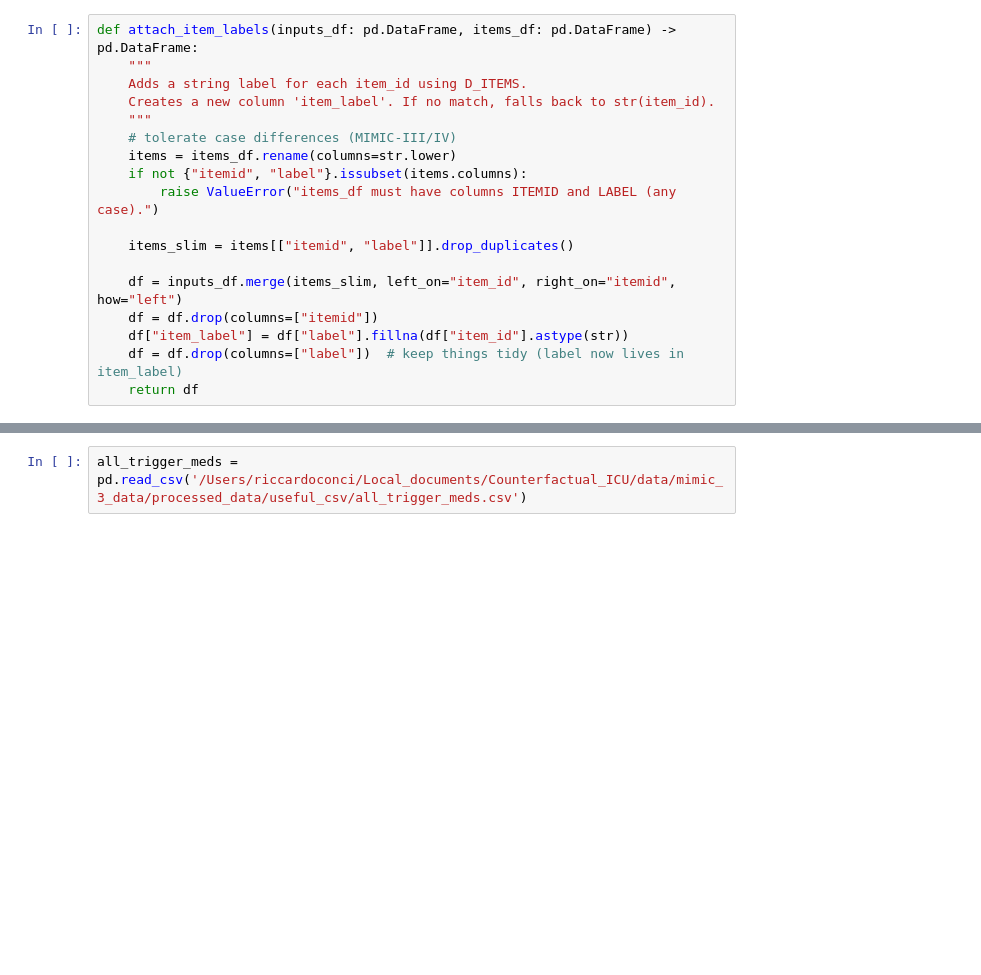
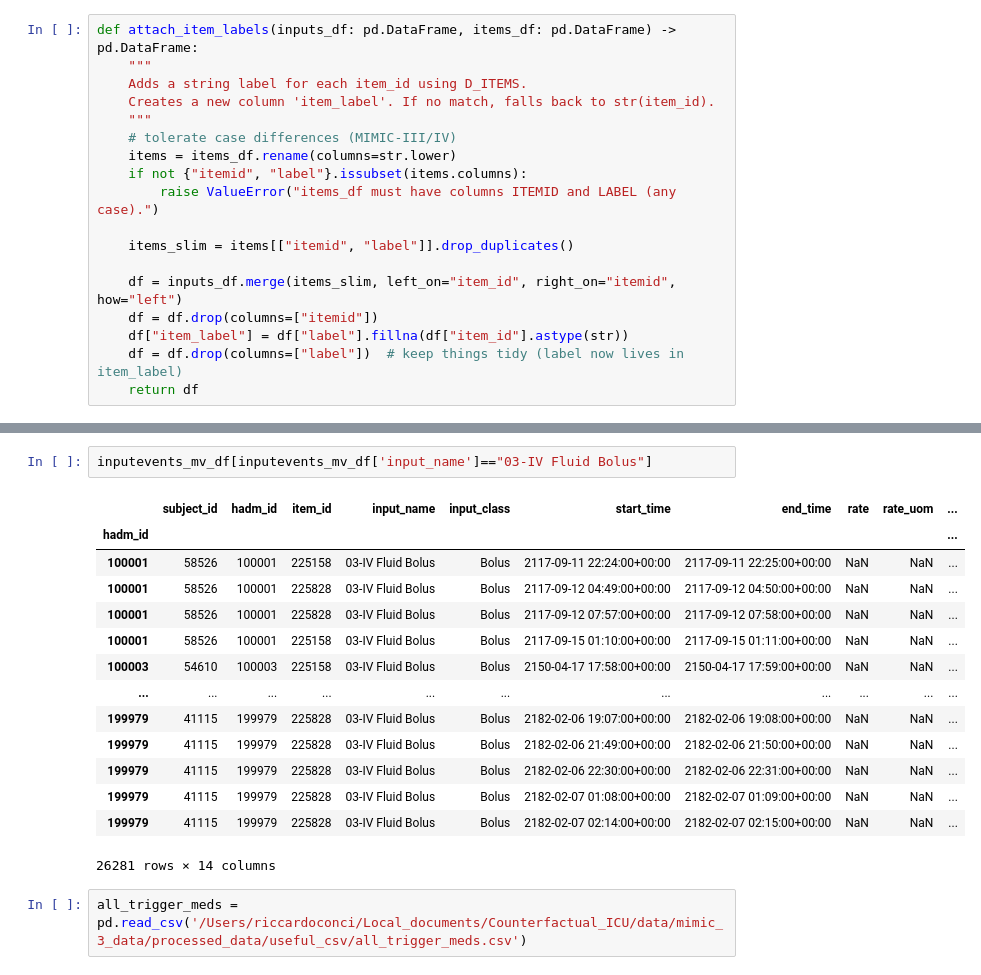
Before and after one commit to rickconci/Counterfactual_ICU, a Jupyter notebook: src_new/notebooks/data_clarification.ipynb, the cells around one changed output, grey strips where cells are left out. Drawn from its saved outputs; the diff is of its cells as text; blank space fills up the shorter version.

```diff
--- a/src_new/notebooks/data_clarification.ipynb
+++ b/src_new/notebooks/data_clarification.ipynb
@@ -318,6 +322,23 @@ inputevents_mv_df.head()
 | 100001 | 58526 | 100001 | 223258 | 01-Drips | Continuous Med | 2117-09-11 12:55:00+00:00 | 2117-09-11 14:00:00+00:00 | 6.996487 | units/hour | ... |
 | 100001 | 58526 | 100001 | 225158 | 01-Drips | Continuous Med | 2117-09-11 12:55:00+00:00 | 2117-09-11 14:00:00+00:00 | 6.996487 | mL/hour | ... |
 | 100001 | 58526 | 100001 | 225159 | 02-Fluids (Crystalloids) | Continuous IV | 2117-09-11 13:00:00+00:00 | 2117-09-11 13:47:00+00:00 | 75.000000 | mL/hour | ... |
+# %%
+inputevents_mv_df[inputevents_mv_df['input_name']=="03-IV Fluid Bolus"]
+# %% [output]
+|  | subject_id | hadm_id | item_id | input_name | input_class | start_time | end_time | rate | rate_uom | ... |
+| hadm_id |  |  |  |  |  |  |  |  |  | ... |
+| 100001 | 58526 | 100001 | 225158 | 03-IV Fluid Bolus | Bolus | 2117-09-11 22:24:00+00:00 | 2117-09-11 22:25:00+00:00 | NaN | NaN | ... |
+| 100001 | 58526 | 100001 | 225828 | 03-IV Fluid Bolus | Bolus | 2117-09-12 04:49:00+00:00 | 2117-09-12 04:50:00+00:00 | NaN | NaN | ... |
+| 100001 | 58526 | 100001 | 225828 | 03-IV Fluid Bolus | Bolus | 2117-09-12 07:57:00+00:00 | 2117-09-12 07:58:00+00:00 | NaN | NaN | ... |
+| 100001 | 58526 | 100001 | 225158 | 03-IV Fluid Bolus | Bolus | 2117-09-15 01:10:00+00:00 | 2117-09-15 01:11:00+00:00 | NaN | NaN | ... |
+| 100003 | 54610 | 100003 | 225158 | 03-IV Fluid Bolus | Bolus | 2150-04-17 17:58:00+00:00 | 2150-04-17 17:59:00+00:00 | NaN | NaN | ... |
+| ... | ... | ... | ... | ... | ... | ... | ... | ... | ... | ... |
+| 199979 | 41115 | 199979 | 225828 | 03-IV Fluid Bolus | Bolus | 2182-02-06 19:07:00+00:00 | 2182-02-06 19:08:00+00:00 | NaN | NaN | ... |
+| 199979 | 41115 | 199979 | 225828 | 03-IV Fluid Bolus | Bolus | 2182-02-06 21:49:00+00:00 | 2182-02-06 21:50:00+00:00 | NaN | NaN | ... |
+| 199979 | 41115 | 199979 | 225828 | 03-IV Fluid Bolus | Bolus | 2182-02-06 22:30:00+00:00 | 2182-02-06 22:31:00+00:00 | NaN | NaN | ... |
+| 199979 | 41115 | 199979 | 225828 | 03-IV Fluid Bolus | Bolus | 2182-02-07 01:08:00+00:00 | 2182-02-07 01:09:00+00:00 | NaN | NaN | ... |
+| 199979 | 41115 | 199979 | 225828 | 03-IV Fluid Bolus | Bolus | 2182-02-07 02:14:00+00:00 | 2182-02-07 02:15:00+00:00 | NaN | NaN | ... |
+26281 rows × 14 columns
 # %%
 all_trigger_meds = pd.read_csv('/Users/riccardoconci/Local_documents/Counterfactual_ICU/data/mimic_3_data/processed_data/useful_csv/all_trigger_meds.csv')
 # %%
```
Also changed, not shown: parts of 83 cells of this notebook, 2 other files.
